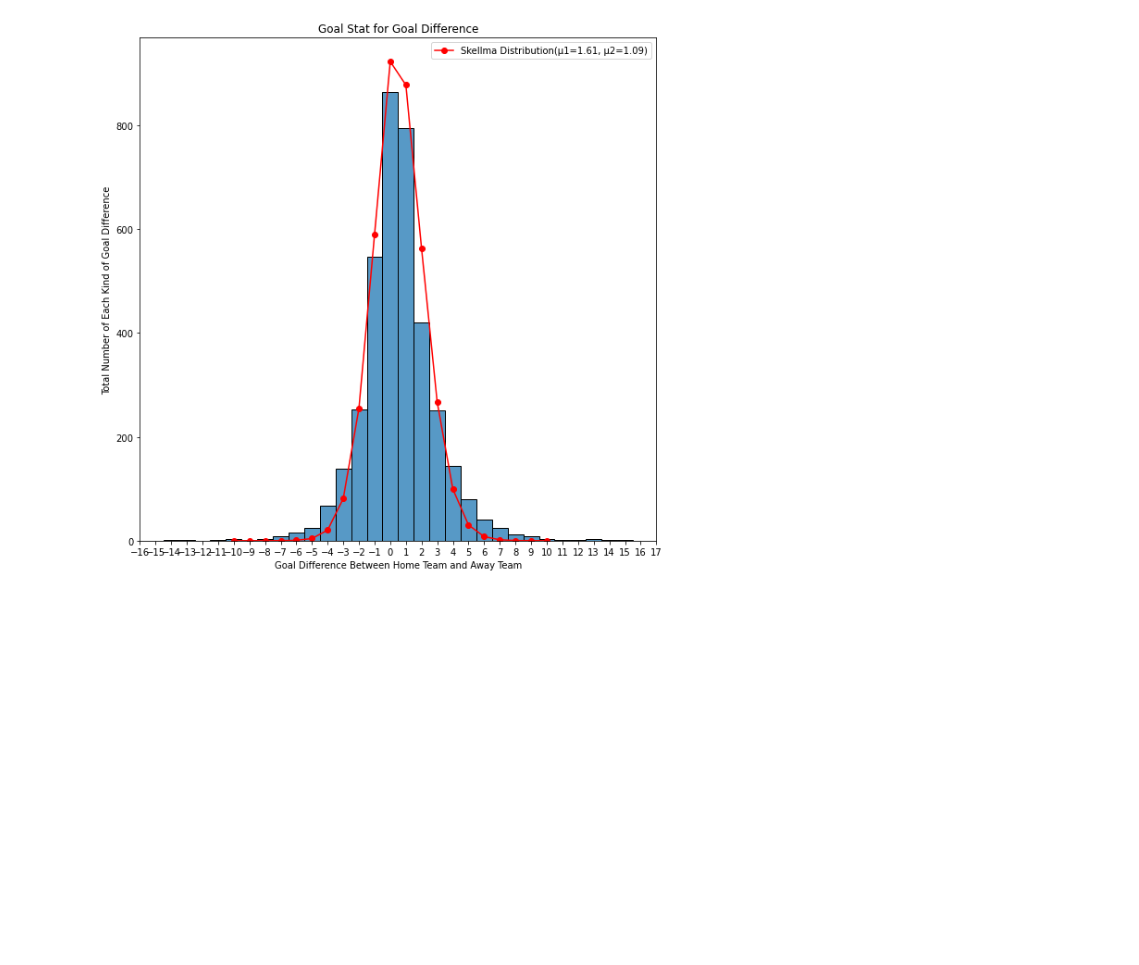
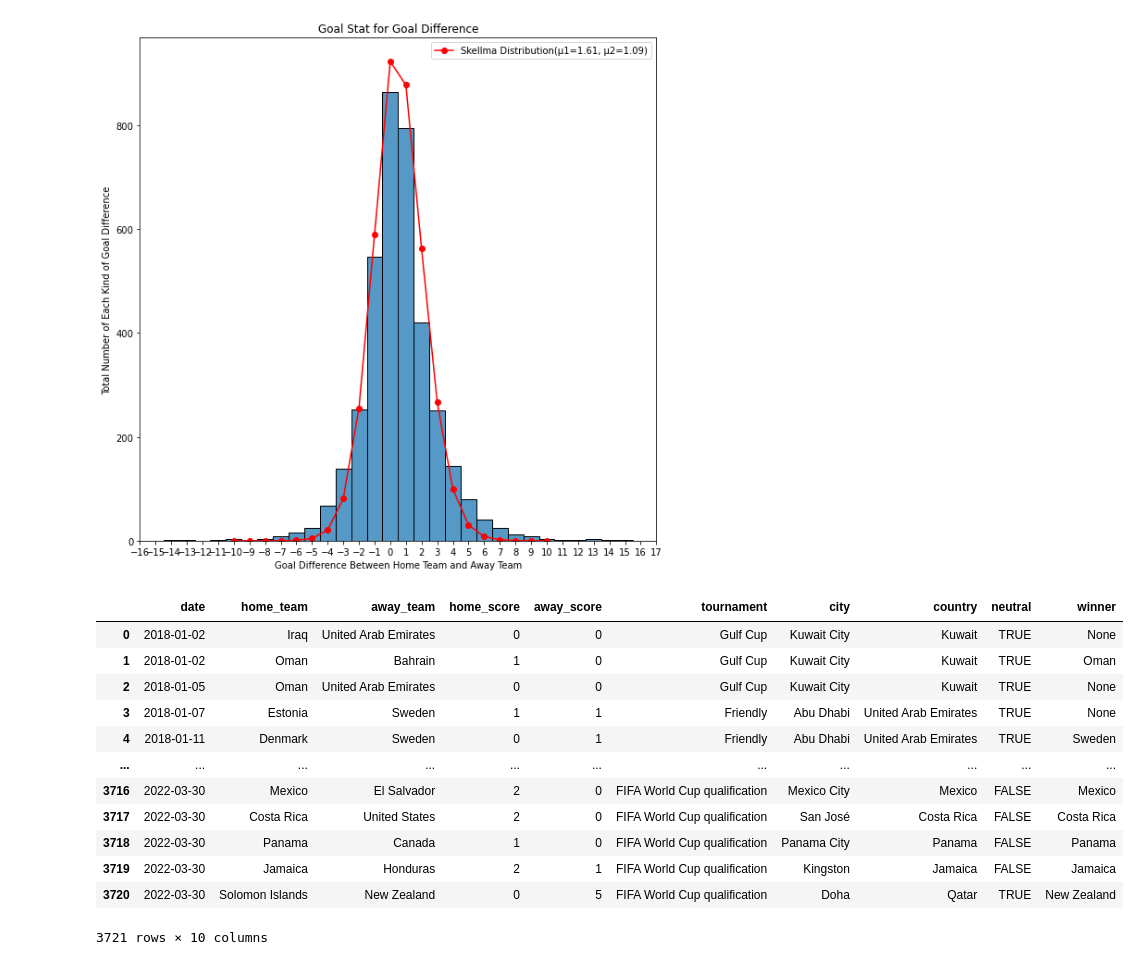
Before and after one commit to bw98/info6105final, a Jupyter notebook: worldcup_qualifications_preprocessing.ipynb, the cells around one changed output. Saved outputs shown, nothing was run; the diff lists cells and outputs as text; code cells hidden in the pictures; blank space fills up the shorter version.

```diff
--- a/worldcup_qualifications_preprocessing.ipynb
+++ b/worldcup_qualifications_preprocessing.ipynb
@@ -242,3 +262,19 @@ plt.legend()
 plt.show()
 # %% [output]
 [figure]
+# %%
+acr_df
+# %% [output]
+|  | date | home_team | away_team | home_score | away_score | tournament | city | country | neutral | winner |
+| 0 | 2018-01-02 | Iraq | United Arab Emirates | 0 | 0 | Gulf Cup | Kuwait City | Kuwait | TRUE | None |
+| 1 | 2018-01-02 | Oman | Bahrain | 1 | 0 | Gulf Cup | Kuwait City | Kuwait | TRUE | Oman |
+| 2 | 2018-01-05 | Oman | United Arab Emirates | 0 | 0 | Gulf Cup | Kuwait City | Kuwait | TRUE | None |
+| 3 | 2018-01-07 | Estonia | Sweden | 1 | 1 | Friendly | Abu Dhabi | United Arab Emirates | TRUE | None |
+| 4 | 2018-01-11 | Denmark | Sweden | 0 | 1 | Friendly | Abu Dhabi | United Arab Emirates | TRUE | Sweden |
+| ... | ... | ... | ... | ... | ... | ... | ... | ... | ... | ... |
+| 3716 | 2022-03-30 | Mexico | El Salvador | 2 | 0 | FIFA World Cup qualification | Mexico City | Mexico | FALSE | Mexico |
+| 3717 | 2022-03-30 | Costa Rica | United States | 2 | 0 | FIFA World Cup qualification | San José | Costa Rica | FALSE | Costa Rica |
+| 3718 | 2022-03-30 | Panama | Canada | 1 | 0 | FIFA World Cup qualification | Panama City | Panama | FALSE | Panama |
+| 3719 | 2022-03-30 | Jamaica | Honduras | 2 | 1 | FIFA World Cup qualification | Kingston | Jamaica | FALSE | Jamaica |
+| 3720 | 2022-03-30 | Solomon Islands | New Zealand | 0 | 5 | FIFA World Cup qualification | Doha | Qatar | TRUE | New Zealand |
+3721 rows × 10 columns
```
Also changed, not shown: parts of 3 cells of this notebook.
